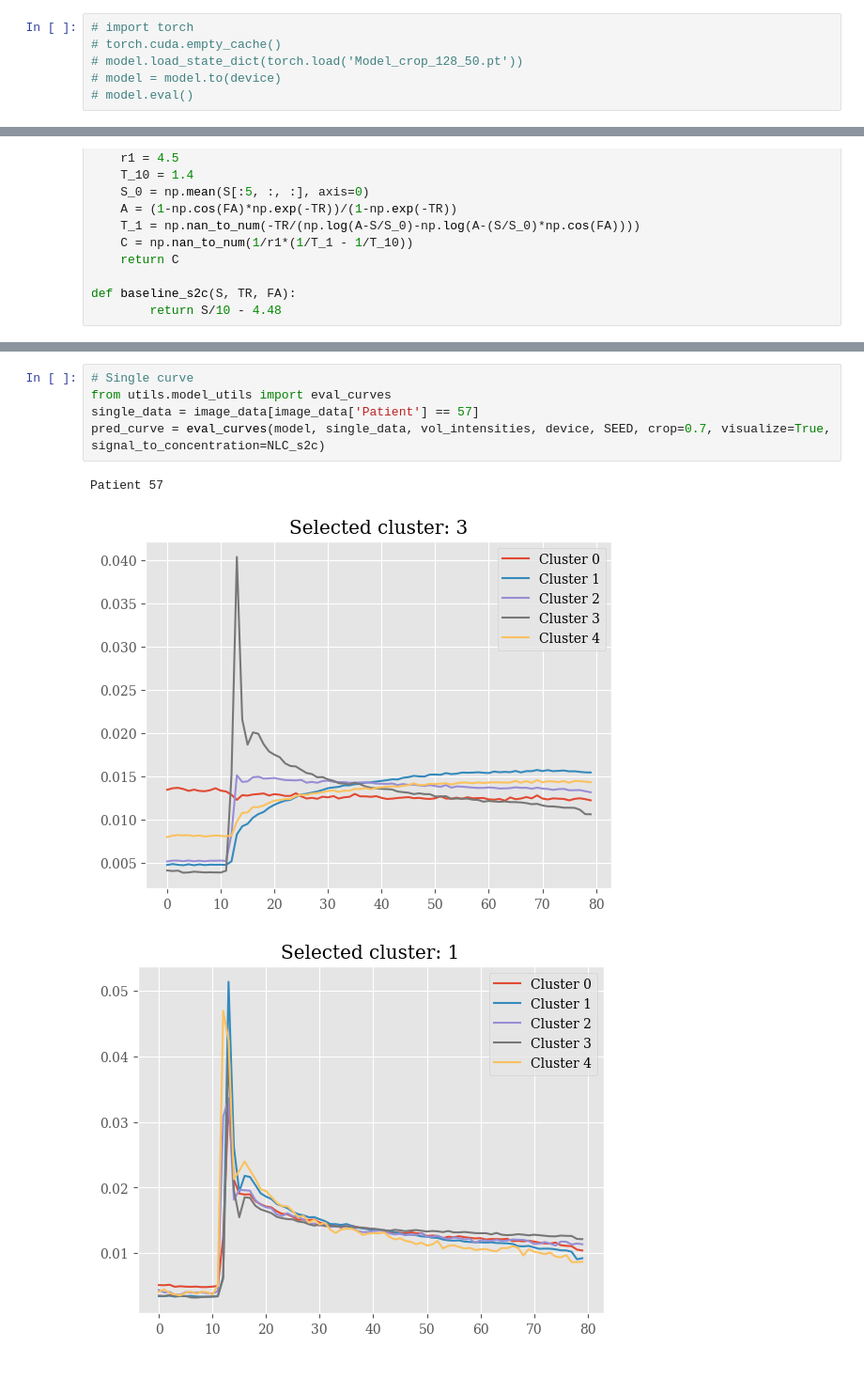
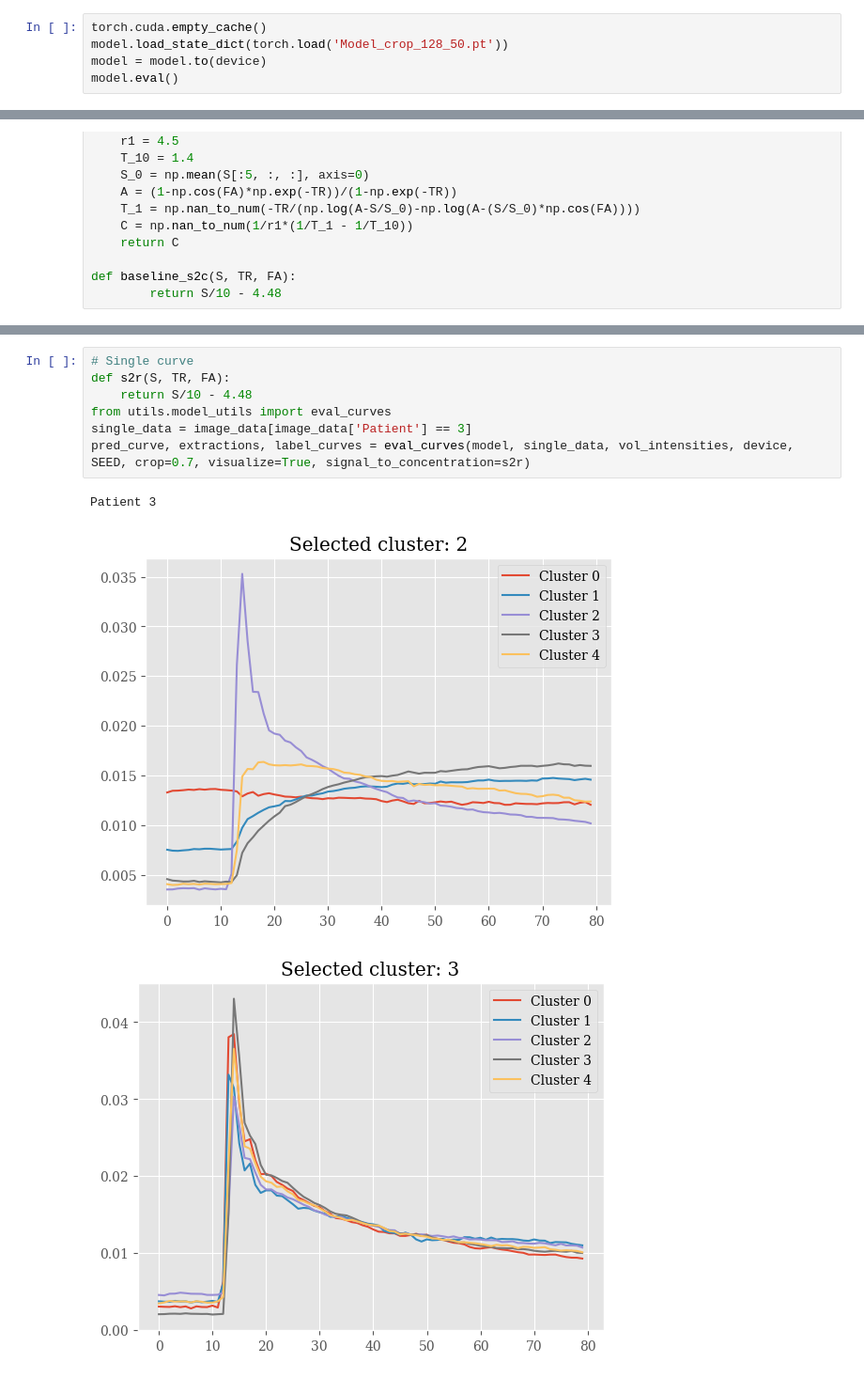
Before and after one commit to Skuvrik/Masterthesis, a Jupyter notebook: find_MCA.ipynb, the cells around one changed output, grey strips where cells are left out. Shown at 94% size. Drawn from its saved outputs; the diff is of its cells as text.

```diff
--- a/find_MCA.ipynb
+++ b/find_MCA.ipynb
@@ -74,8 +74,7 @@ optimizer = torch.optim.Adam(model.parameters(), lr=8e-5)
 # %% [output]
 Total number of trainable parameters 1203409
 # %%
-# import torch
-# torch.cuda.empty_cache()
-# model.load_state_dict(torch.load('Model_crop_128_50.pt'))
-# model = model.to(device)
-# model.eval()
+torch.cuda.empty_cache()
+model.load_state_dict(torch.load('Model_crop_128_50.pt'))
+model = model.to(device)
+model.eval()
@@ -238,9 +220,11 @@ Name: 170, dtype: float64
 # %%
 # Single curve
+def s2r(S, TR, FA):
+    return S/10 - 4.48
 from utils.model_utils import eval_curves
-single_data = image_data[image_data['Patient'] == 57]
-pred_curve = eval_curves(model, single_data, vol_intensities, device, SEED, crop=0.7, visualize=True, signal_to_concentration=NLC_s2c)
+single_data = image_data[image_data['Patient'] == 3]
+pred_curve, extractions, label_curves = eval_curves(model, single_data, vol_intensities, device, SEED, crop=0.7, visualize=True, signal_to_concentration=s2r)
 # %% [output]
-Patient 57
+Patient 3
-[figure, old version]
+[figure, new version]
-[figure, old version]
+[figure, new version]
```
Also changed, not shown: parts of 17 cells of this notebook, 2 other files.
